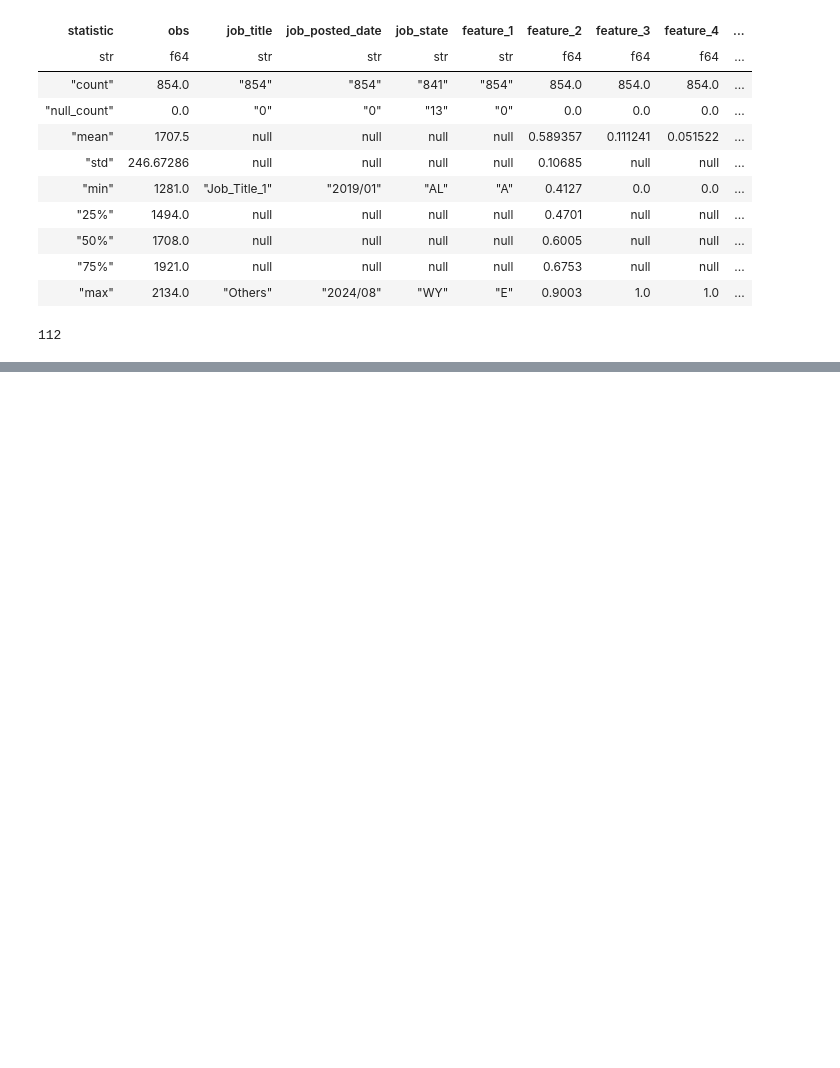
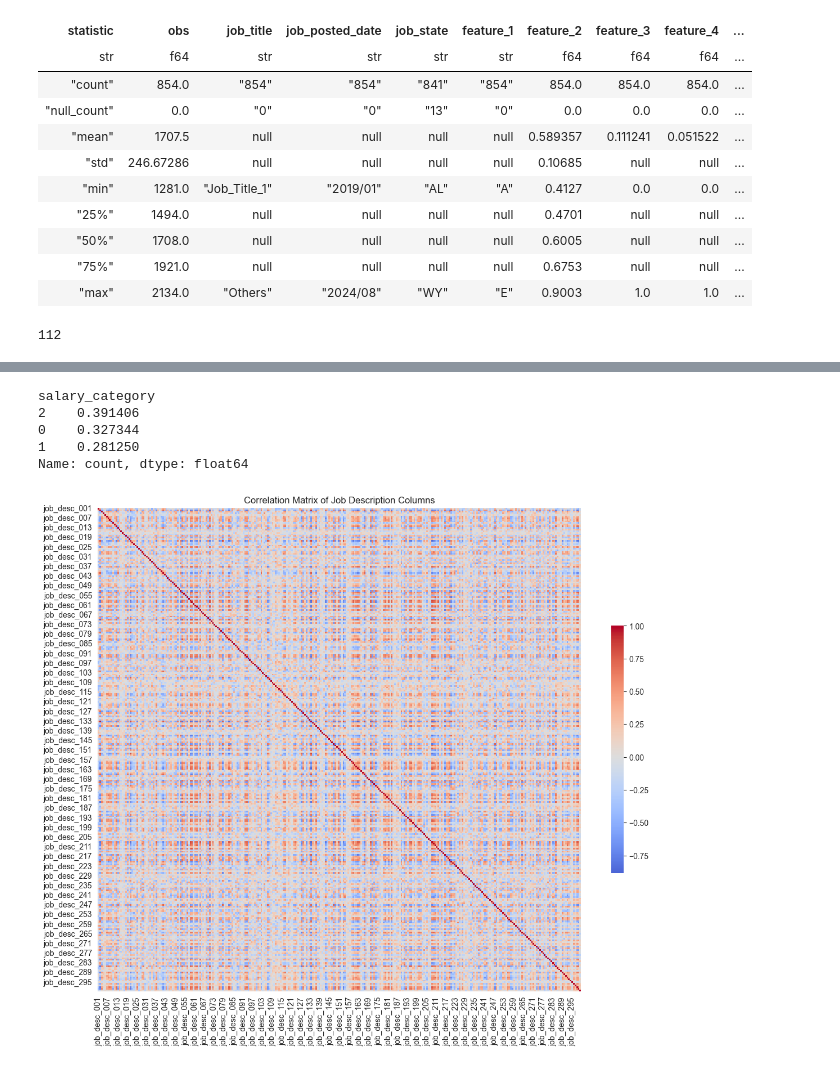
Before and after one commit to StefanConstantin707/Engineering_Salary_Prediction, a Jupyter notebook: Notebooks/Data Vizualization Test.ipynb, the cells around one changed output, grey strips where cells are left out. Cells and saved outputs as stored; diff of their text form; code cells hidden in the pictures; blank space fills up the shorter version.

```diff
--- a/Notebooks/Data Vizualization Test.ipynb
+++ b/Notebooks/Data Vizualization Test.ipynb
@@ -60,0 +348,6 @@ train_data
+# %%
+_mapping = {"Low": 0, "Medium": 1, "High": 2}
+df = pd.read_csv("../data/raw_data/train.csv")
+# make sure salary_category is a Utf8 column, then map & cast to Int32
+df["salary_category"] = df["salary_category"].map(_mapping)
+pd.concat([df.groupby("feature_1")["salary_category"].mean(), df.feature_1.value_counts()], axis=1).fillna(100)
@@ -60,0 +372,27 @@ train_data
+# %%
+df.salary_category.value_counts() / len(df)
+# %% [output]
+salary_category
+2    0.391406
+0    0.327344
+1    0.281250
+Name: count, dtype: float64
+# %%
+import seaborn as sns
+import matplotlib.pyplot as plt
+
+# Select job description columns
+job_desc_cols = [f"job_desc_{i:03d}" for i in range(1, 301)]
+jb = df[job_desc_cols]
+
+# Compute correlation matrix
+corr_matrix = jb.corr()
+
+# Plot using seaborn heatmap
+plt.figure(figsize=(12, 10))
+sns.heatmap(corr_matrix, cmap='coolwarm', center=0, square=True, cbar_kws={'shrink': 0.5})
+plt.title("Correlation Matrix of Job Description Columns")
+plt.tight_layout()
+plt.show()
+# %% [output]
+[figure, added]
```
Also changed, not shown: parts of 21 cells of this notebook, 28 other files.
